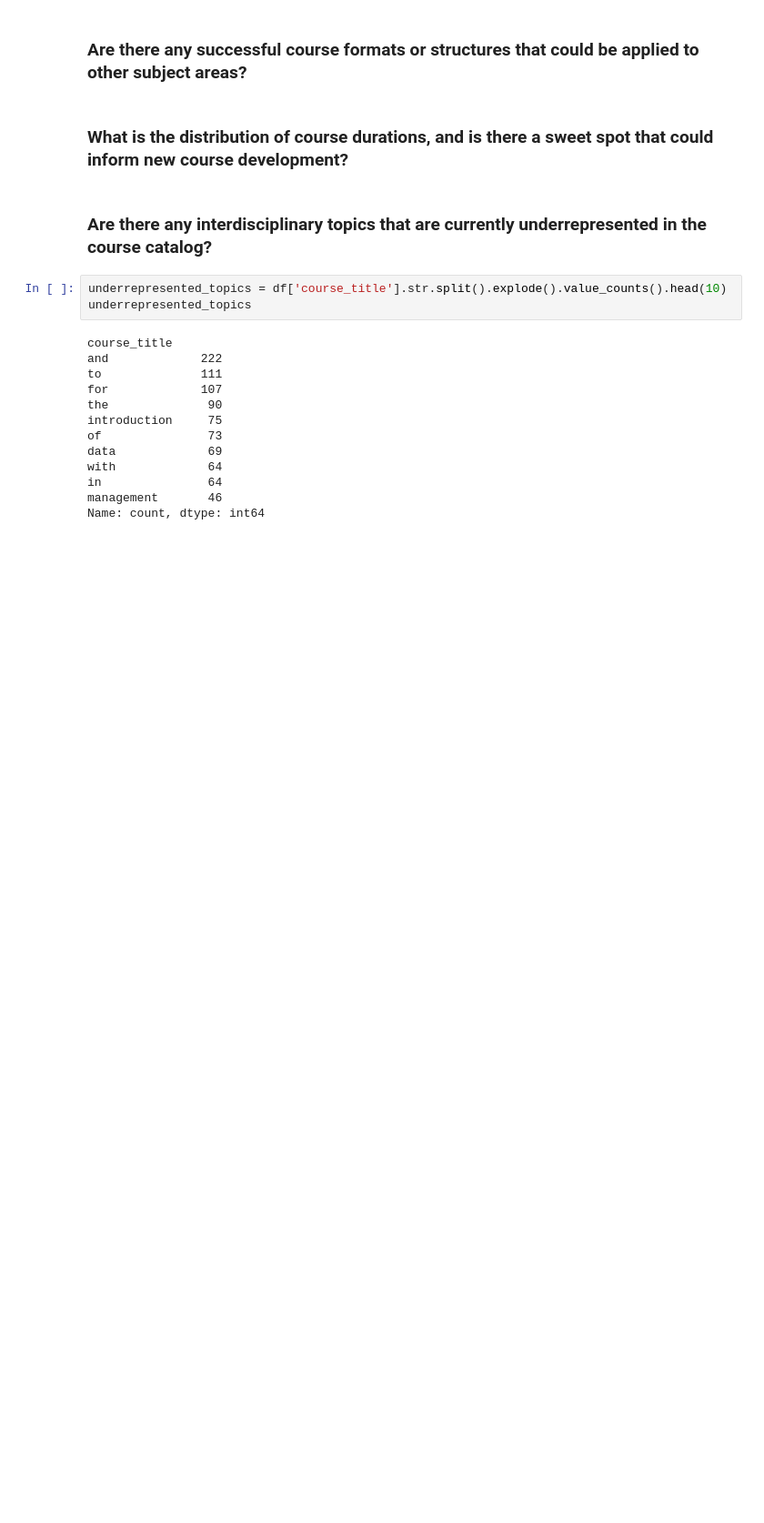
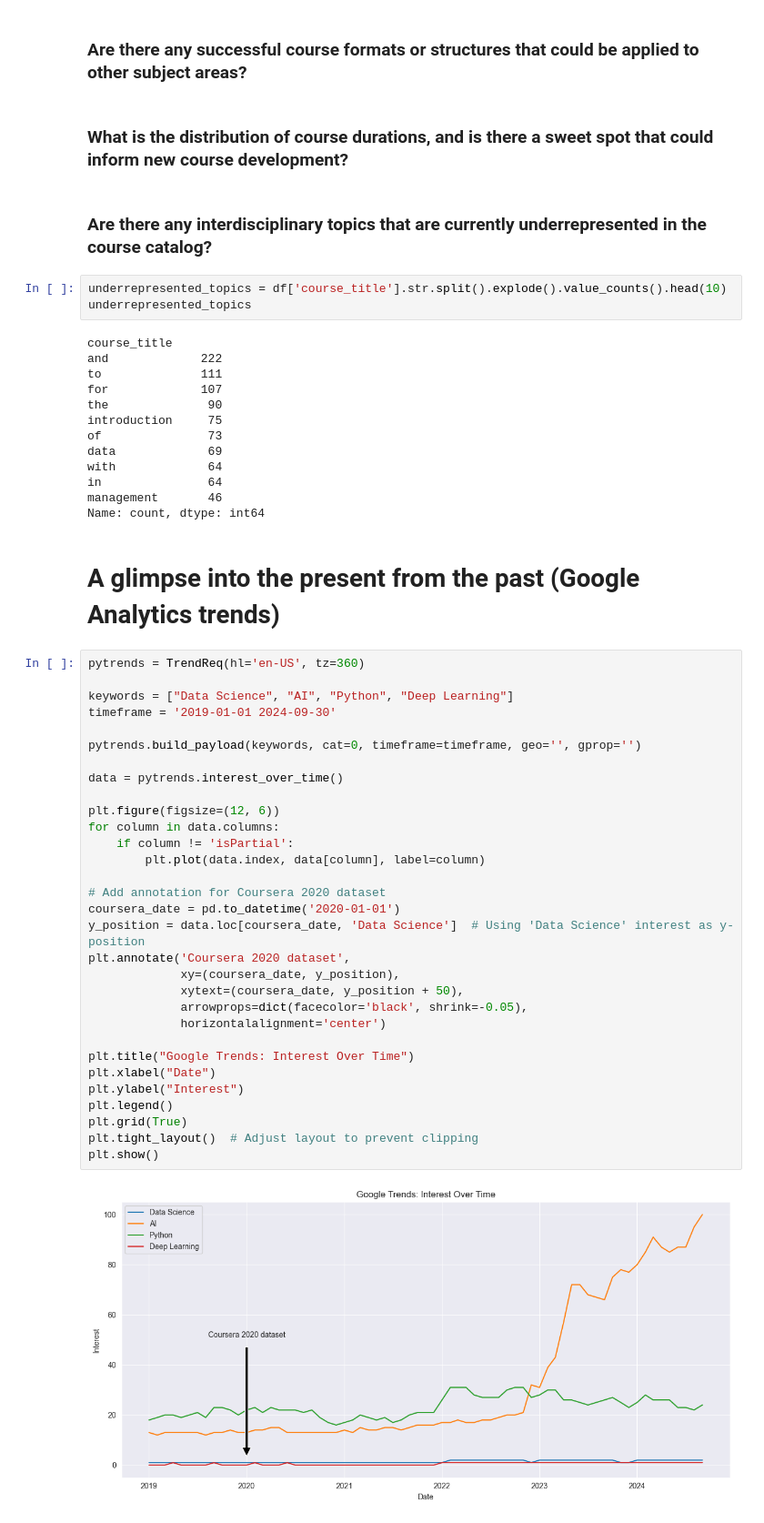
Before and after one commit to redashimself/TuringCollege, a Jupyter notebook: Data Wrangling with Python (Module 1)/Sprint 4/Project (analyzing Coursera data)/coursera_analysis.ipynb, the cells around one changed output. Shown at 91% size. Cells and saved outputs as stored; diff of their text form; blank space fills up the shorter version.

Commit message:
Update notebook with google trends and refined goal

```diff
--- a/Data Wrangling with Python (Module 1)/Sprint 4/Project (analyzing Coursera data)/coursera_analysis.ipynb
+++ b/Data Wrangling with Python (Module 1)/Sprint 4/Project (analyzing Coursera data)/coursera_analysis.ipynb
@@ -212,3 +213,38 @@ with             64
 in               64
 management       46
 Name: count, dtype: int64
+# %% [markdown]
+# A glimpse into the present from the past (Google Analytics trends)
+# %%
+pytrends = TrendReq(hl='en-US', tz=360)
+
+keywords = ["Data Science", "AI", "Python", "Deep Learning"]
+timeframe = '2019-01-01 2024-09-30'
+
+pytrends.build_payload(keywords, cat=0, timeframe=timeframe, geo='', gprop='')
+
+data = pytrends.interest_over_time()
+
+plt.figure(figsize=(12, 6))
+for column in data.columns:
+    if column != 'isPartial':
+        plt.plot(data.index, data[column], label=column)
+
+# Add annotation for Coursera 2020 dataset
+coursera_date = pd.to_datetime('2020-01-01')
+y_position = data.loc[coursera_date, 'Data Science']  # Using 'Data Science' interest as y-position
+plt.annotate('Coursera 2020 dataset',
+             xy=(coursera_date, y_position),
+             xytext=(coursera_date, y_position + 50),
+             arrowprops=dict(facecolor='black', shrink=-0.05),
+             horizontalalignment='center')
+
+plt.title("Google Trends: Interest Over Time")
+plt.xlabel("Date")
+plt.ylabel("Interest")
+plt.legend()
+plt.grid(True)
+plt.tight_layout()  # Adjust layout to prevent clipping
+plt.show()
+# %% [output]
+[figure, added]
```
Also changed, not shown: parts of 8 cells of this notebook.
